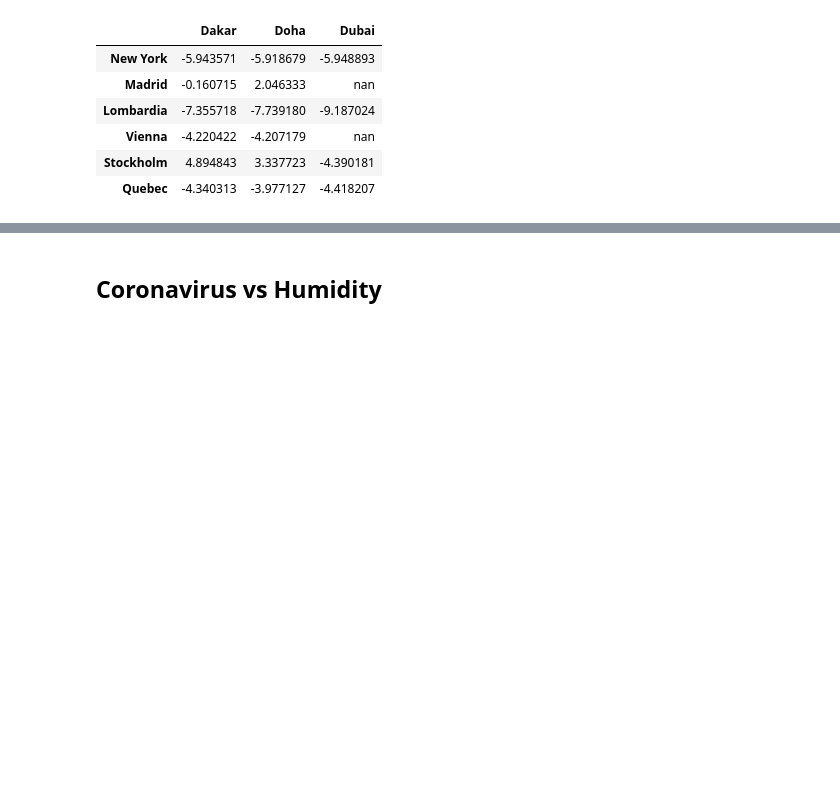
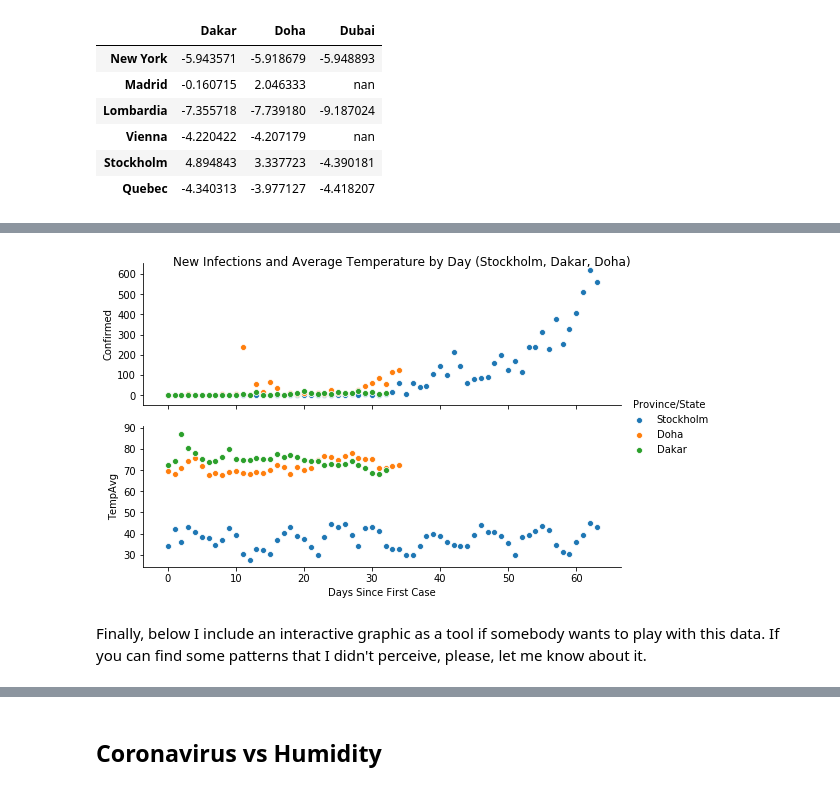
Before and after one commit to Yasel-Garces/The-impact-of-weather-in-the-coronavirus-spread, a Jupyter notebook: The-impact-of-weather-in-the-coronavirus-spread.ipynb, the cells around one changed output, grey strips where cells are left out. Cells and saved outputs as stored; diff of their text form; code cells hidden in the pictures; blank space fills up the shorter version.

```diff
--- a/The-impact-of-weather-in-the-coronavirus-spread.ipynb
+++ b/The-impact-of-weather-in-the-coronavirus-spread.ipynb
@@ -756,0 +756,11 @@ g.fig.suptitle("New Infections and Average Temperature by Day");
+# %%
+Dakar_Doha_Stockholm=covid_weather.loc[covid_weather['Province/State'].isin(['Doha','Dakar','Stockholm']),:]
+# Plot the number of new cases and temperature in Stockholm, Dakar and Doha
+g=sns.pairplot(x_vars="Days Since First Case", aspect=3,
+             y_vars=["Confirmed","TempAvg"], kind='scatter', hue="Province/State",
+             data=Dakar_Doha_Stockholm);
+g.fig.suptitle("New Infections and Average Temperature by Day (Stockholm, Dakar, Doha)");
+# %% [output]
+[figure, added]
+# %% [markdown]
+Finally, below I include an interactive graphic as a tool if somebody wants to play with this data. If you can find some patterns that I didn't perceive, please, let me know about it.
```
Also changed, not shown: parts of 4 cells of this notebook.
